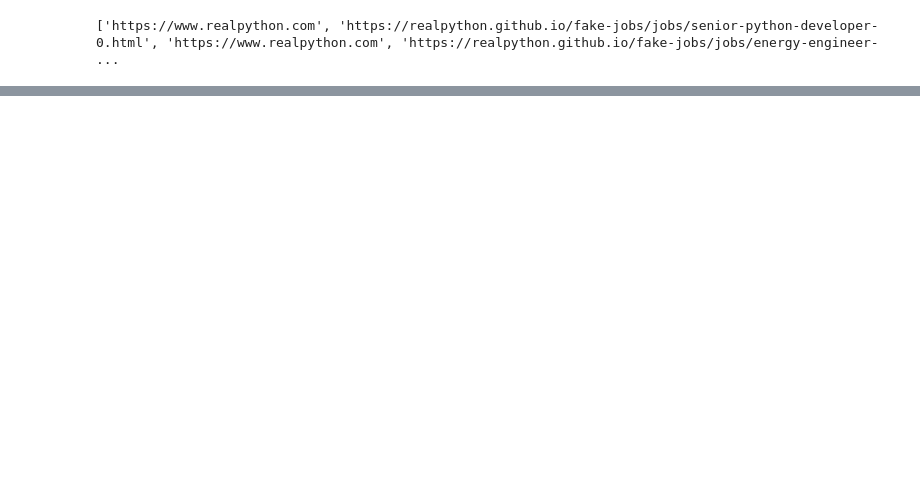
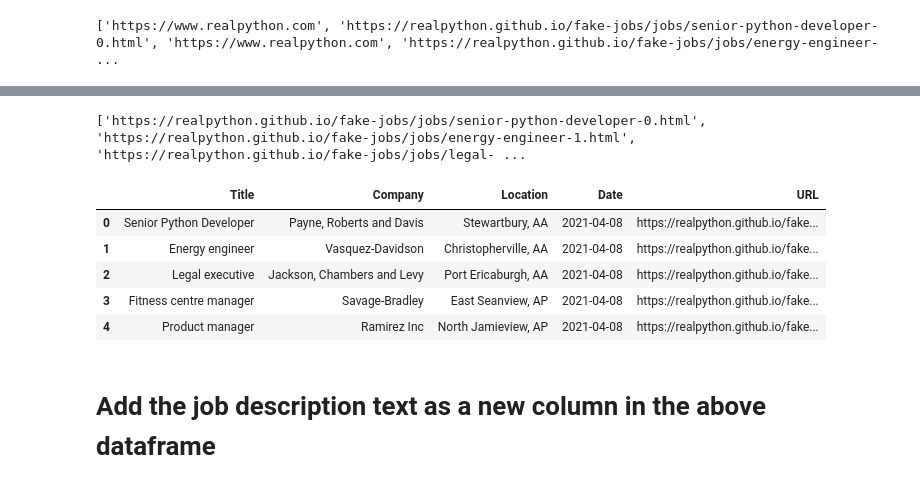
Before and after one commit to NSS-Data-Analytics-Cohort-16/da16-webscraping-ShamithaJino, a Jupyter notebook: notebooks/Job_Listing_Webscraping.ipynb, the cells around one changed output, grey strips where cells are left out. Drawn from its saved outputs; the diff is of its cells as text; code cells hidden in the pictures; blank space fills up the shorter version.

```diff
--- a/notebooks/Job_Listing_Webscraping.ipynb
+++ b/notebooks/Job_Listing_Webscraping.ipynb
@@ -131,0 +157,26 @@ print(all_urls)
+# %%
+base_url = "https://realpython.github.io/fake-jobs/jobs/"
+# https://realpython.github.io/fake-jobs/jobs/senior-python-developer-0.html
+url_list = []
+for i, title in enumerate(job_titles, start=0):
+    url_title = title.lower()
+    url_title = url_title.replace(" ", "-")
+    url_title =re.sub(r'[^a-z0-9-]+','',url_title)
+    full_url = base_url + url_title + f"-{i}.html"
+    url_list.append(full_url)
+
+print(url_list)
+# %% [output]
+['https://realpython.github.io/fake-jobs/jobs/senior-python-developer-0.html', 'https://realpython.github.io/fake-jobs/jobs/energy-engineer-1.html', 'https://realpython.github.io/fake-jobs/jobs/legal- ...
+# %%
+jobs_df['URL'] = url_list
+jobs_df.head()
+# %% [output]
+|  | Title | Company | Location | Date | URL |
+| 0 | Senior Python Developer | Payne, Roberts and Davis | Stewartbury, AA | 2021-04-08 | https://realpython.github.io/fake... |
+| 1 | Energy engineer | Vasquez-Davidson | Christopherville, AA | 2021-04-08 | https://realpython.github.io/fake... |
+| 2 | Legal executive | Jackson, Chambers and Levy | Port Ericaburgh, AA | 2021-04-08 | https://realpython.github.io/fake... |
+| 3 | Fitness centre manager | Savage-Bradley | East Seanview, AP | 2021-04-08 | https://realpython.github.io/fake... |
+| 4 | Product manager | Ramirez Inc | North Jamieview, AP | 2021-04-08 | https://realpython.github.io/fake... |
+# %% [markdown]
+# Add the job description text as a new column in the above dataframe
```
Also changed, not shown: parts of 8 cells of this notebook.
